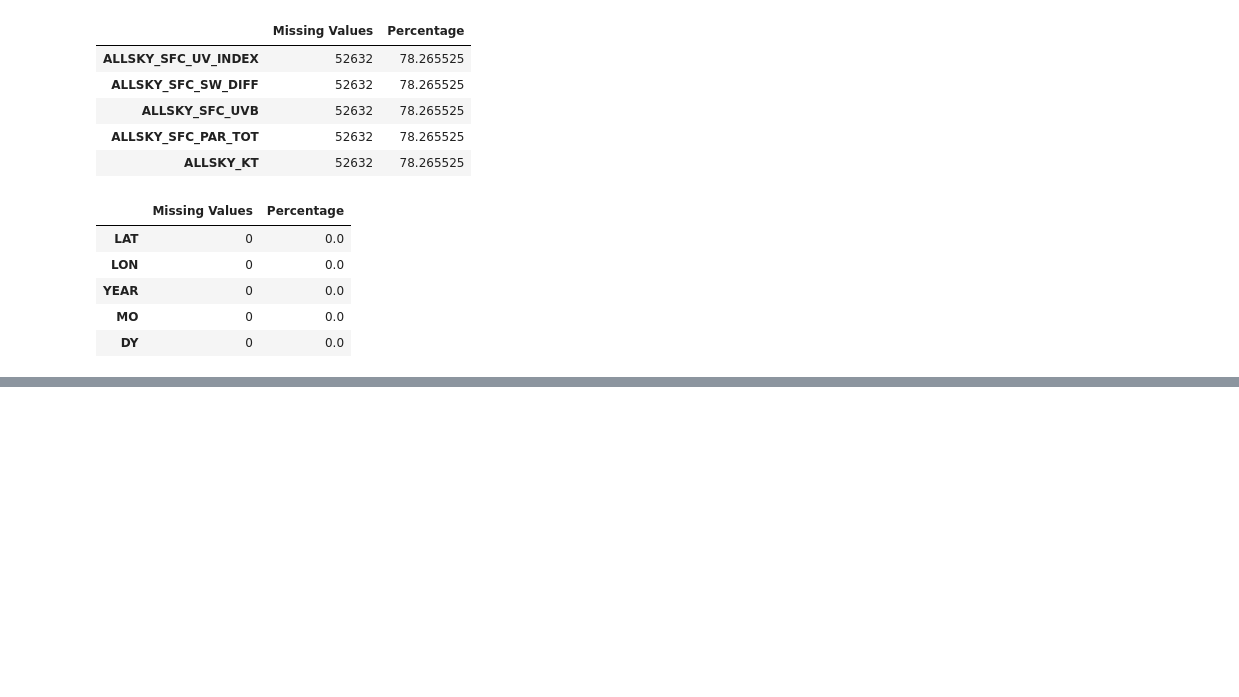
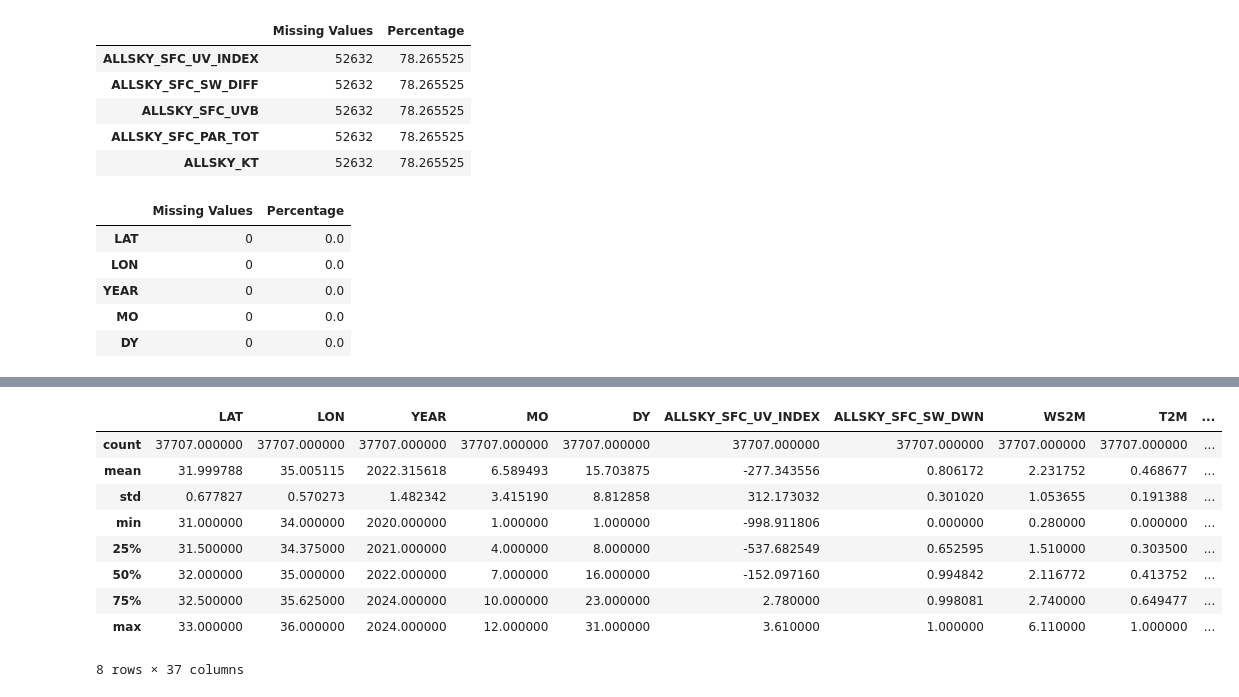
Before and after one commit to Hackathon-TeamP1-1/data-analysis, a Jupyter notebook: nasa_dataset_inspection.ipynb, the cells around one changed output, grey strips where cells are left out. Drawn from its saved outputs; the diff is of its cells as text; code cells hidden in the pictures; blank space fills up the shorter version.

```diff
--- a/nasa_dataset_inspection.ipynb
+++ b/nasa_dataset_inspection.ipynb
@@ -182,0 +320,19 @@ nasa_data.to_csv("data/nasa/merged/all_variables_merged_interpolated.csv", index
+# %%
+# testing the cleaned data
+nasa_data =
+# %%
+# if not exist
+os.makedirs("outputs/exploring_outputs/nasa", exist_ok=True)
+nasa_data.describe().to_csv("outputs/exploring_outputs/nasa/nasa_interpolated_description.csv", index=False)
+nasa_data.describe()
+# %% [output]
+|  | LAT | LON | YEAR | MO | DY | ALLSKY_SFC_UV_INDEX | ALLSKY_SFC_SW_DWN | WS2M | T2M | ... |
+| count | 37707.000000 | 37707.000000 | 37707.000000 | 37707.000000 | 37707.000000 | 37707.000000 | 37707.000000 | 37707.000000 | 37707.000000 | ... |
+| mean | 31.999788 | 35.005115 | 2022.315618 | 6.589493 | 15.703875 | -277.343556 | 0.806172 | 2.231752 | 0.468677 | ... |
+| std | 0.677827 | 0.570273 | 1.482342 | 3.415190 | 8.812858 | 312.173032 | 0.301020 | 1.053655 | 0.191388 | ... |
+| min | 31.000000 | 34.000000 | 2020.000000 | 1.000000 | 1.000000 | -998.911806 | 0.000000 | 0.280000 | 0.000000 | ... |
+| 25% | 31.500000 | 34.375000 | 2021.000000 | 4.000000 | 8.000000 | -537.682549 | 0.652595 | 1.510000 | 0.303500 | ... |
+| 50% | 32.000000 | 35.000000 | 2022.000000 | 7.000000 | 16.000000 | -152.097160 | 0.994842 | 2.116772 | 0.413752 | ... |
+| 75% | 32.500000 | 35.625000 | 2024.000000 | 10.000000 | 23.000000 | 2.780000 | 0.998081 | 2.740000 | 0.649477 | ... |
+| max | 33.000000 | 36.000000 | 2024.000000 | 12.000000 | 31.000000 | 3.610000 | 1.000000 | 6.110000 | 1.000000 | ... |
+8 rows × 37 columns
```
Also changed, not shown: parts of 20 cells of this notebook, 5 other files.
